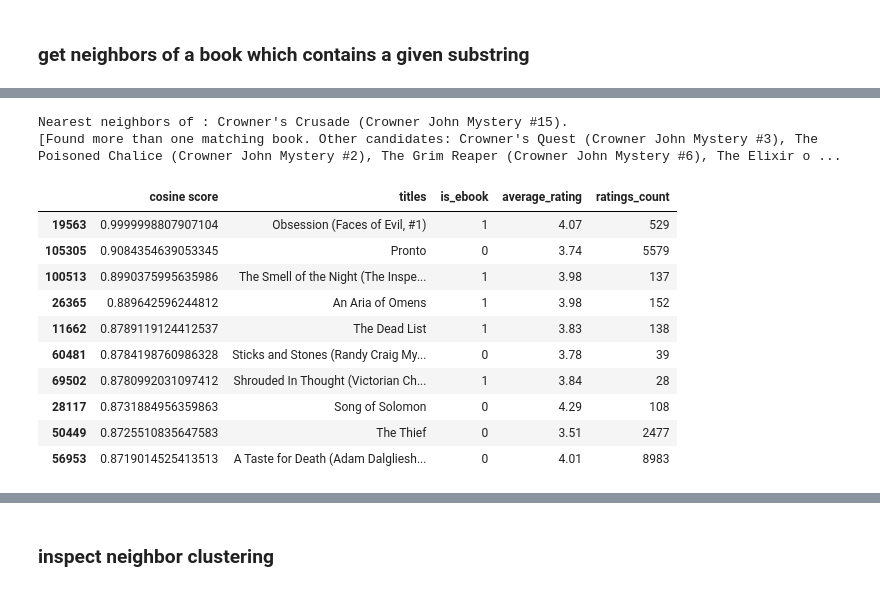
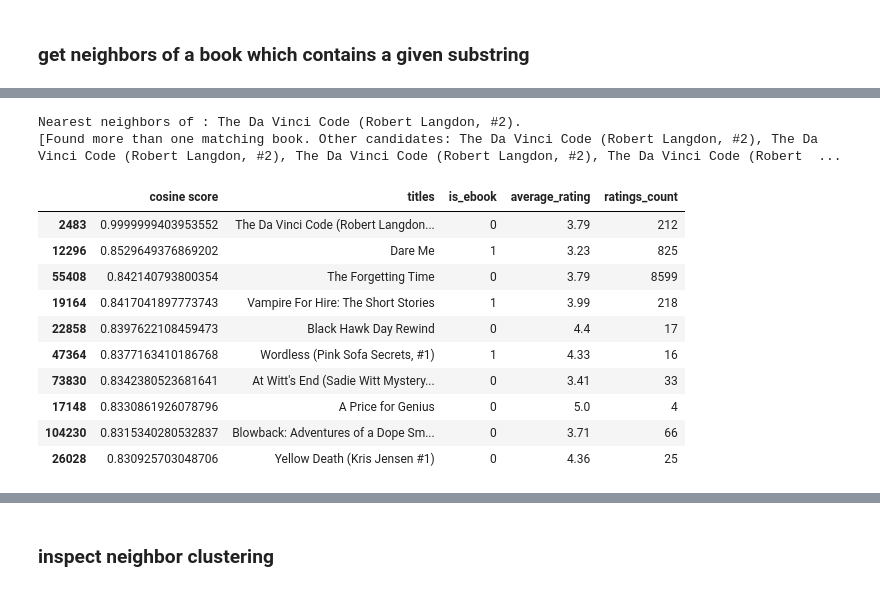
Before and after one commit to elainewyq/Goodreads_Book_Recommender, a Jupyter notebook: Baseline_vs_CFModel.ipynb, the cells around one changed output, grey strips where cells are left out. Cells and saved outputs as stored; diff of their text form; code cells hidden in the pictures.

```diff
--- a/Baseline_vs_CFModel.ipynb
+++ b/Baseline_vs_CFModel.ipynb
@@ -172,17 +252,17 @@ user_df.head()
 # %%
-title_substring ='Crowner'
+title_substring ='Da Vinci'
 book_neighbors(books, reviews, model_reg, title_substring, measure='cosine', k=10)
 # %% [output]
-Nearest neighbors of : Crowner's Crusade (Crowner John Mystery #15).
-[Found more than one matching book. Other candidates: Crowner's Quest (Crowner John Mystery #3), The Poisoned Chalice (Crowner John Mystery #2), The Grim Reaper (Crowner John Mystery #6), The Elixir o ...
+Nearest neighbors of : The Da Vinci Code (Robert Langdon, #2).
+[Found more than one matching book. Other candidates: The Da Vinci Code (Robert Langdon, #2), The Da Vinci Code (Robert Langdon, #2), The Da Vinci Code (Robert Langdon, #2), The Da Vinci Code (Robert  ...
 |  | cosine score | titles | is_ebook | average_rating | ratings_count |
-| 19563 | 0.9999998807907104 | Obsession (Faces of Evil, #1) | 1 | 4.07 | 529 |
-| 105305 | 0.9084354639053345 | Pronto | 0 | 3.74 | 5579 |
-| 100513 | 0.8990375995635986 | The Smell of the Night (The Inspe... | 1 | 3.98 | 137 |
-| 26365 | 0.889642596244812 | An Aria of Omens | 1 | 3.98 | 152 |
-| 11662 | 0.8789119124412537 | The Dead List | 1 | 3.83 | 138 |
-| 60481 | 0.8784198760986328 | Sticks and Stones (Randy Craig My... | 0 | 3.78 | 39 |
-| 69502 | 0.8780992031097412 | Shrouded In Thought (Victorian Ch... | 1 | 3.84 | 28 |
-| 28117 | 0.8731884956359863 | Song of Solomon | 0 | 4.29 | 108 |
-| 50449 | 0.8725510835647583 | The Thief | 0 | 3.51 | 2477 |
-| 56953 | 0.8719014525413513 | A Taste for Death (Adam Dalgliesh... | 0 | 4.01 | 8983 |
+| 2483 | 0.9999999403953552 | The Da Vinci Code (Robert Langdon... | 0 | 3.79 | 212 |
+| 12296 | 0.8529649376869202 | Dare Me | 1 | 3.23 | 825 |
+| 55408 | 0.842140793800354 | The Forgetting Time | 0 | 3.79 | 8599 |
+| 19164 | 0.8417041897773743 | Vampire For Hire: The Short Stories | 1 | 3.99 | 218 |
+| 22858 | 0.8397622108459473 | Black Hawk Day Rewind | 0 | 4.4 | 17 |
+| 47364 | 0.8377163410186768 | Wordless (Pink Sofa Secrets, #1) | 1 | 4.33 | 16 |
+| 73830 | 0.8342380523681641 | At Witt's End (Sadie Witt Mystery... | 0 | 3.41 | 33 |
+| 17148 | 0.8330861926078796 | A Price for Genius | 0 | 5.0 | 4 |
+| 104230 | 0.8315340280532837 | Blowback: Adventures of a Dope Sm... | 0 | 3.71 | 66 |
+| 26028 | 0.830925703048706 | Yellow Death (Kris Jensen #1) | 0 | 4.36 | 25 |
```
Also changed, not shown: parts of 34 cells of this notebook.
